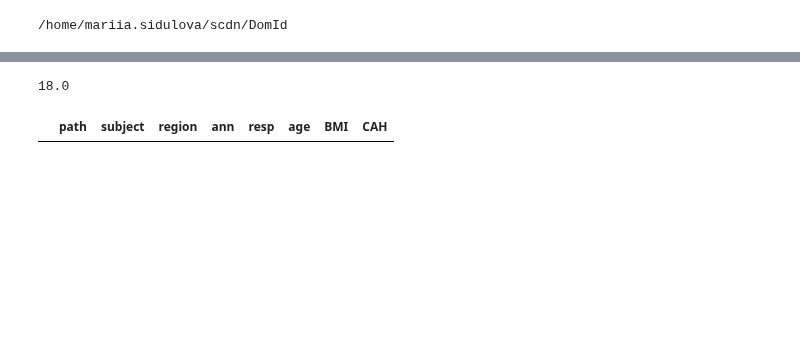
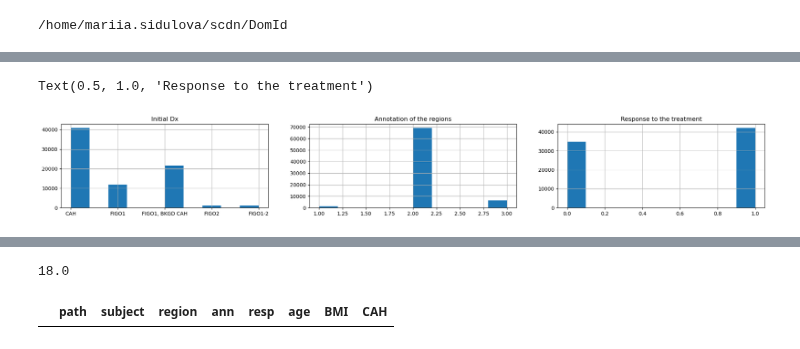
Before and after one commit to DIDSR/DomId, a Jupyter notebook: notebooks/WashU_dset.ipynb, the cells around one changed output, grey strips where cells are left out. Saved outputs shown, nothing was run; the diff lists cells and outputs as text; code cells hidden in the pictures; blank space fills up the shorter version.

```diff
--- a/notebooks/WashU_dset.ipynb
+++ b/notebooks/WashU_dset.ipynb
@@ -109,0 +84,2 @@ new_df['resp'].hist()
+# %%
+data = pd.read_csv('../../Aperio_dataset_v10_.csv')
@@ -109,0 +159,15 @@ new_df['resp'].hist()
+# %%
+plt.figure(figsize = (25, 3))
+plt.subplot(1, 3, 1)
+new_df['Init_dx'].hist()
+plt.title('Initial Dx')
+plt.subplot(1, 3, 2)
+new_df['ann'].hist()
+plt.title('Annotation of the regions')
+
+plt.subplot(1, 3, 3)
+new_df['resp'].hist()
+plt.title('Response to the treatment')
+# %% [output]
+Text(0.5, 1.0, 'Response to the treatment')
+[figure, added]
```
Also changed, not shown: parts of 10 cells of this notebook, 4 other files.
